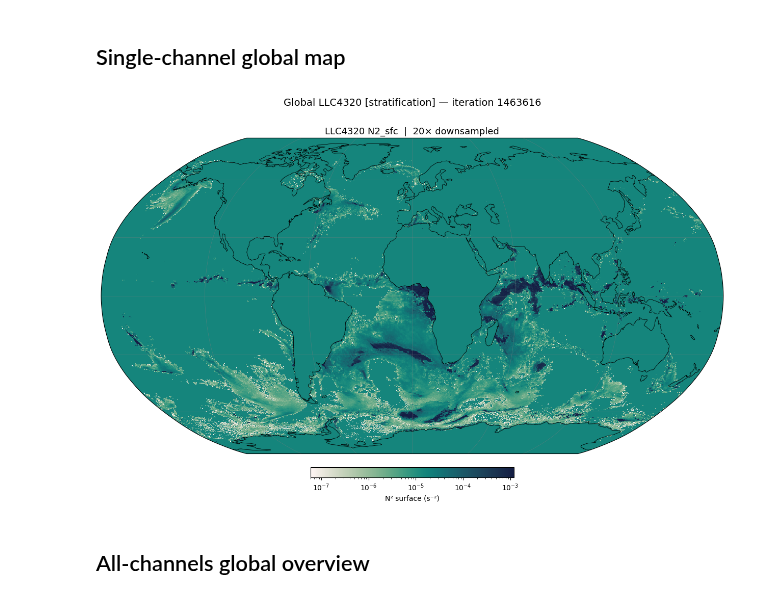
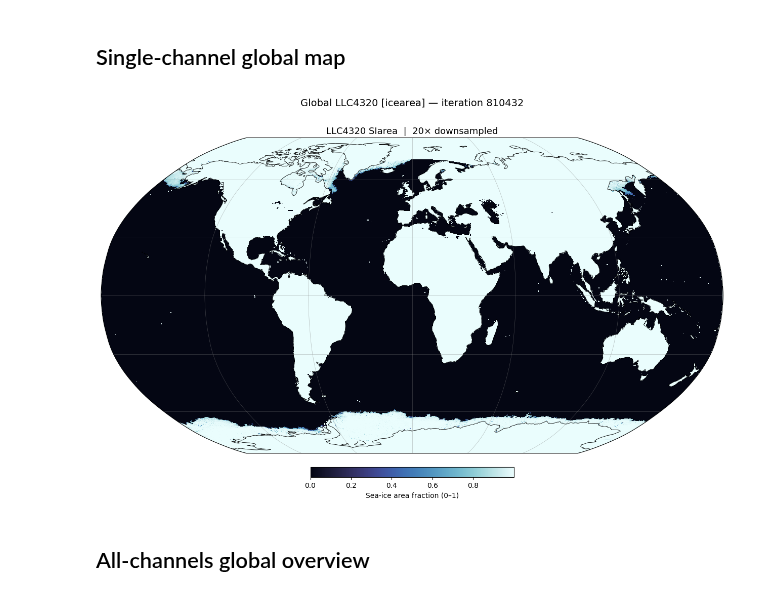
Before and after one commit to Sea-Meets-the-Stars/llc4320-native-grid-preprocessing, a Jupyter notebook: notebooks/notebooks_global/assess_generate_global_script.ipynb, the cells around one changed output. Drawn from its saved outputs; the diff is of its cells as text; code cells hidden in the pictures.

```diff
--- a/notebooks/notebooks_global/assess_generate_global_script.ipynb
+++ b/notebooks/notebooks_global/assess_generate_global_script.ipynb
@@ -82,7 +82,7 @@ to inspect.
 # Surface subsets (SURF / OSN pipeline):
 #   'native_fields', 'frontal_structure', 'kinematic', 'frontogenesis'
 # ════════════════════════════════════════════════════════════════════════════════
-SUBSET = 'stratification'  # <-- update this for each run
+SUBSET = 'icearea'  # <-- update this for each run
 # ════════════════════════════════════════════════════════════════════════════════
 
 # --- Load YAML (S3 coordinates only — no variable lists) ---
@@ -241,36 +236,36 @@ Available channels: ['N2_sfc', 'N2_z25m', 'N2_mld', 'N2_mld_mean', 'mixed_layer_
 # USER SETTINGS
 target   = channels_to_plot[0]
 timestep = 0
 # ════════════════════════════════════════════════════════════════════════════════
 
-arr_ds = reader.get_channel_snapshot(timestep, target)[::DS_GLOBAL, ::DS_GLOBAL]
+arr_ds = reader.get_channel_snapshot(target)[::DS_GLOBAL, ::DS_GLOBAL]
 
 fig = plt.figure(figsize=(16, 8))
 ax  = fig.add_subplot(1, 1, 1, projection=ccrs.Robinson())
 
 im, label = plot_global_field(
     ax, XC_g, YC_g, arr_ds, target, CMAP_CFG,
     log_scale_channels=LOG_SCALE_CHANNELS,
     diverging_cmaps=DIVERGING_CMAPS,
     percentiles=(1, 99),
     transform=ccrs.PlateCarree(),
 )
 ax.gridlines(linewidth=0.4, color='gray', alpha=0.6)
 
 plt.colorbar(im, ax=ax, fraction=0.03, pad=0.04, shrink=0.7,
              label=label, orientation='horizontal')
 ax.set_title(
     f'LLC4320 {target}  |  {DS_GLOBAL}× downsampled',
     fontsize=13,
 )
 plt.suptitle(
-    f'Global LLC4320 [{SUBSET}] — iteration {reader.time[timestep]}',
+    f'Global LLC4320 [{SUBSET}] — iteration {reader.iteration}',
     fontsize=14, y=1.01,
 )
 plt.tight_layout()
 plt.show()
 # %% [output]
-[figure, old version]
+[figure, new version]
 # %% [markdown]
 ## All-channels global overview
 # %%
```
Also changed, not shown: parts of 11 cells of this notebook, 5 other files.
